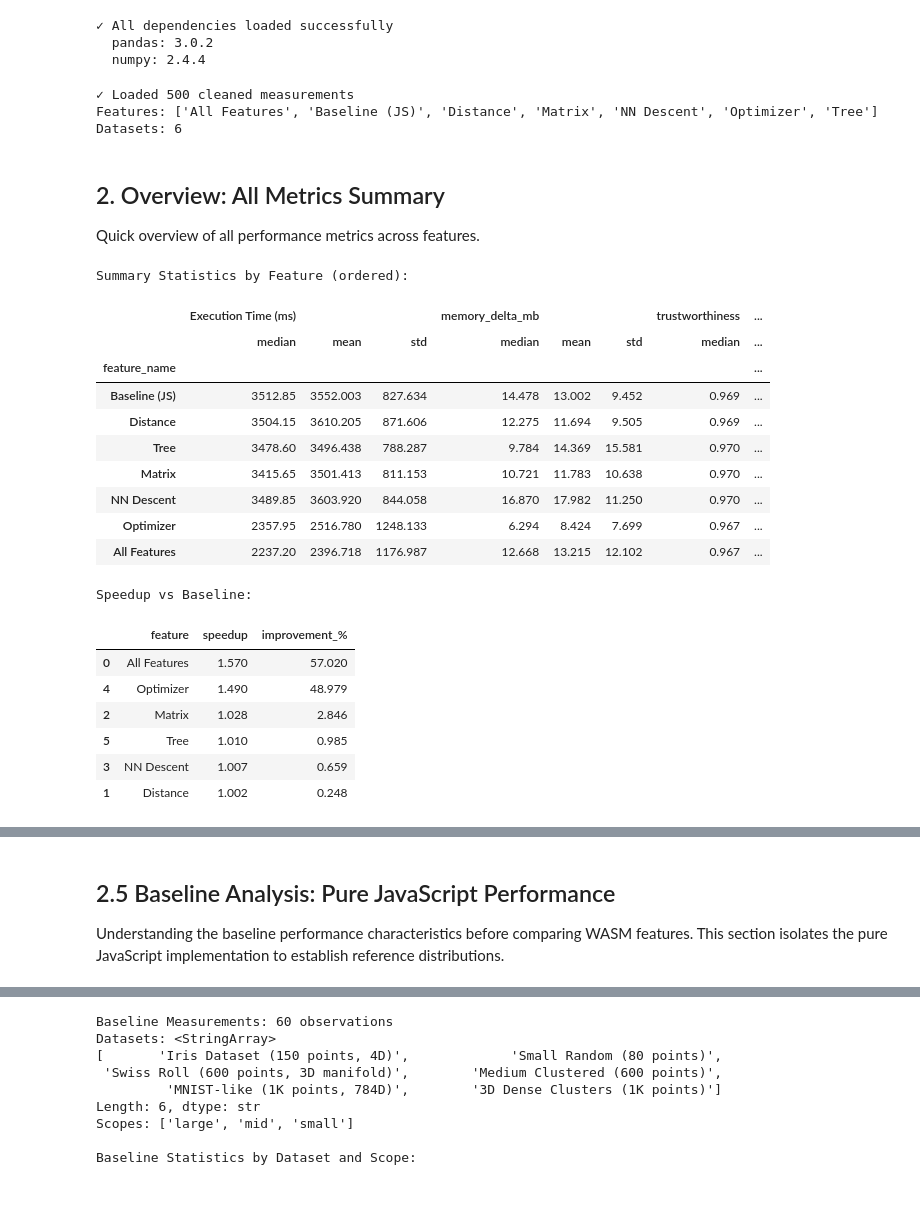
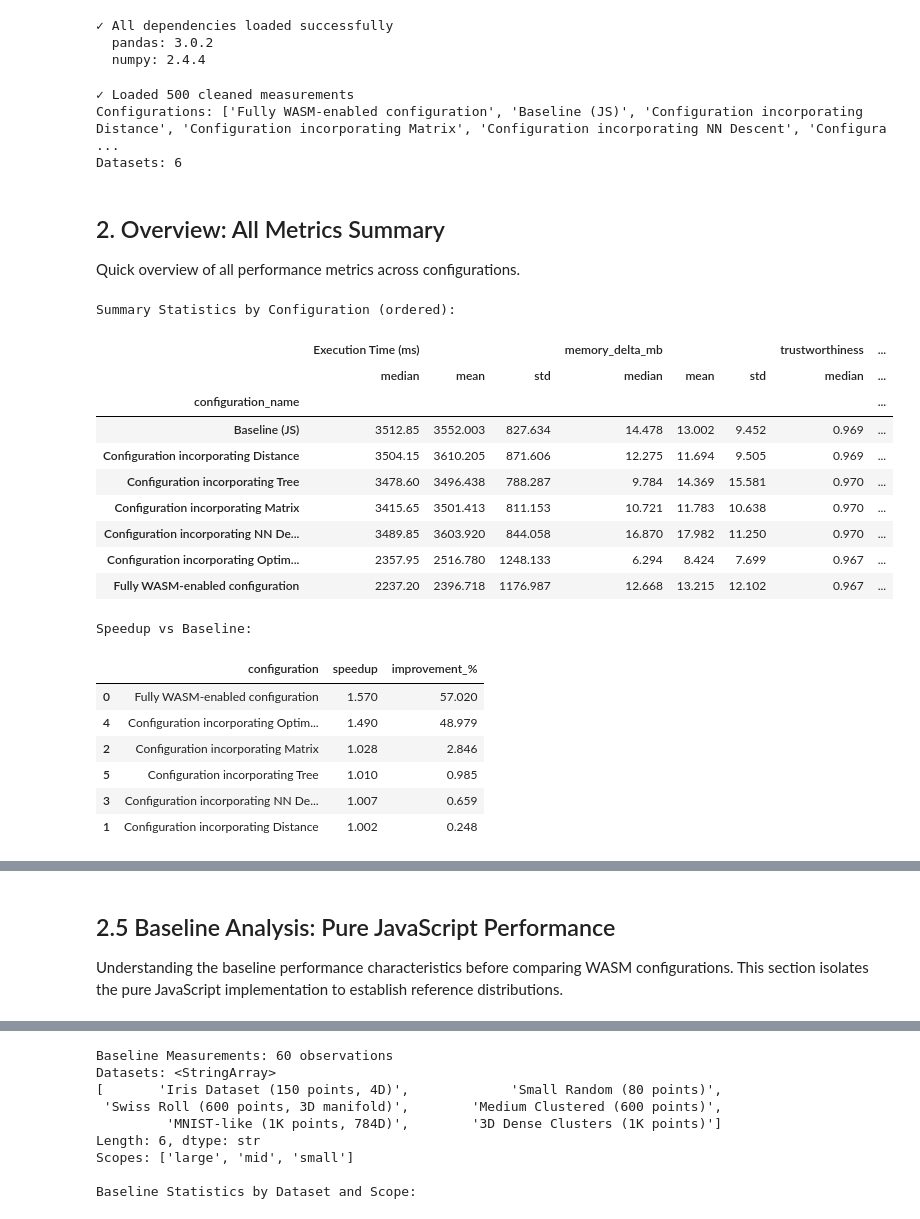
Before and after one commit to elarsaks/umap-bench, a Jupyter notebook: bench/analysis/analysis.ipynb, the cells around one changed output, grey strips where cells are left out. Drawn from its saved outputs; the diff is of its cells as text; code cells hidden in the pictures.

```diff
--- a/bench/analysis/analysis.ipynb
+++ b/bench/analysis/analysis.ipynb
@@ -104,21 +104,21 @@ if 'Scope' not in df_analysis.columns:
     else:
         df_analysis['Scope'] = 'unknown'
 
-# Define standard feature order
-feature_order = ['Baseline (JS)', 'Distance', 'Tree', 'Matrix', 'NN Descent', 'Optimizer', 'All Features']
-feature_order = [f for f in feature_order if f in df_analysis['feature_name'].unique()]
+# Define standard configuration order
+configuration_order = ['Baseline (JS)', 'Configuration incorporating Distance', 'Configuration incorporating Tree', 'Configuration incorporating Matrix', 'Configuration incorporating NN Descent', 'Configuration incorporating Optimizer', 'Fully WASM-enabled configuration']
+configuration_order = [f for f in configuration_order if f in df_analysis['configuration_name'].unique()]
 
 # Shared categorical colors for consistent figures
-feature_colors = {
+configuration_colors = {
     'Baseline (JS)': '#1f77b4',  # blue
-    'Distance': '#ff7f0e',        # orange
-    'Tree': '#2ca02c',            # green
-    'Matrix': '#d62728',          # red
-    'NN Descent': '#9467bd',      # purple
-    'Optimizer': '#8c564b',       # brown
-    'All Features': '#e377c2',    # pink
+    'Configuration incorporating Distance': '#ff7f0e',        # orange
+    'Configuration incorporating Tree': '#2ca02c',            # green
+    'Configuration incorporating Matrix': '#d62728',          # red
+    'Configuration incorporating NN Descent': '#9467bd',      # purple
+    'Configuration incorporating Optimizer': '#8c564b',       # brown
+    'Fully WASM-enabled configuration': '#e377c2',    # pink
 }
-feature_palette = {feature: feature_colors[feature] for feature in feature_order if feature in feature_colors}
+configuration_palette = {configuration: configuration_colors[configuration] for configuration in configuration_order if configuration in configuration_colors}
 
 scope_order_default = ['small', 'mid', 'large']
 scope_order = [scope for scope in scope_order_default if scope in df_analysis['Scope'].unique()]
@@ -134,64 +134,64 @@ reference_line_color = '#333333'
 
 
 print(f"✓ Loaded {len(df_analysis):,} cleaned measurements")
-print(f"Features: {sorted(df_analysis['feature_name'].unique())}")
+print(f"Configurations: {sorted(df_analysis['configuration_name'].unique())}")
 print(f"Datasets: {df_analysis['dataset_name'].nunique()}")
 # %% [output]
 ✓ Loaded 500 cleaned measurements
-Features: ['All Features', 'Baseline (JS)', 'Distance', 'Matrix', 'NN Descent', 'Optimizer', 'Tree']
+Configurations: ['Fully WASM-enabled configuration', 'Baseline (JS)', 'Configuration incorporating Distance', 'Configuration incorporating Matrix', 'Configuration incorporating NN Descent', 'Configura ...
 Datasets: 6
 # %% [markdown]
 ## 2. Overview: All Metrics Summary
 
-Quick overview of all performance metrics across features.
+Quick overview of all performance metrics across configurations.
 # %%
 # Compute summary statistics for all metrics
 baseline_label = 'Baseline (JS)'
 
-# Calculate medians for each metric by feature
-summary_stats = df_analysis.groupby('feature_name').agg({
+# Calculate medians for each metric by configuration
+summary_stats = df_analysis.groupby('configuration_name').agg({
     'execution_time_ms': ['median', 'mean', 'std'],
     'memory_delta_mb': ['median', 'mean', 'std'],
     'trustworthiness': ['median', 'mean', 'std'],
     'fps_avg': ['median', 'mean', 'std'],
     'responsiveness_ms': ['median', 'mean', 'std']
 }).round(3)
 
-print("Summary Statistics by Feature (ordered):")
-display(summary_stats.loc[feature_order].rename(columns={'execution_time_ms': 'Execution Time (ms)'}, level=0))
+print("Summary Statistics by Configuration (ordered):")
+display(summary_stats.loc[configuration_order].rename(columns={'execution_time_ms': 'Execution Time (ms)'}, level=0))
 
 # Calculate speedups
-execution_time_medians = df_analysis.groupby('feature_name')['execution_time_ms'].median()
+execution_time_medians = df_analysis.groupby('configuration_name')['execution_time_ms'].median()
 speedup_rows = []
 if baseline_label in execution_time_medians.index:
     baseline_execution_time = execution_time_medians[baseline_label]
-    for feat, rt in execution_time_medians.drop(baseline_label).items():
+    for configuration, rt in execution_time_medians.drop(baseline_label).items():
         if rt > 0:
-            speedup_rows.append({'feature': feat, 'speedup': baseline_execution_time / rt, 'improvement_%': ((baseline_execution_time / rt) - 1) * 100})
+            speedup_rows.append({'configuration': configuration, 'speedup': baseline_execution_time / rt, 'improvement_%': ((baseline_execution_time / rt) - 1) * 100})
 
 speedup_summary = pd.DataFrame(speedup_rows).sort_values('speedup', ascending=False)
 print("\nSpeedup vs Baseline:")
 display(speedup_summary.round(3))
 # %% [output]
-Summary Statistics by Feature (ordered):
+Summary Statistics by Configuration (ordered):
 |  | Execution Time (ms) |  |  | memory_delta_mb |  |  | trustworthiness | ... |
 |  | median | mean | std | median | mean | std | median | ... |
-| feature_name |  |  |  |  |  |  |  | ... |
+| configuration_name |  |  |  |  |  |  |  | ... |
 | Baseline (JS) | 3512.85 | 3552.003 | 827.634 | 14.478 | 13.002 | 9.452 | 0.969 | ... |
-| Distance | 3504.15 | 3610.205 | 871.606 | 12.275 | 11.694 | 9.505 | 0.969 | ... |
-| Tree | 3478.60 | 3496.438 | 788.287 | 9.784 | 14.369 | 15.581 | 0.970 | ... |
-| Matrix | 3415.65 | 3501.413 | 811.153 | 10.721 | 11.783 | 10.638 | 0.970 | ... |
-| NN Descent | 3489.85 | 3603.920 | 844.058 | 16.870 | 17.982 | 11.250 | 0.970 | ... |
-| Optimizer | 2357.95 | 2516.780 | 1248.133 | 6.294 | 8.424 | 7.699 | 0.967 | ... |
-| All Features | 2237.20 | 2396.718 | 1176.987 | 12.668 | 13.215 | 12.102 | 0.967 | ... |
+| Configuration incorporating Distance | 3504.15 | 3610.205 | 871.606 | 12.275 | 11.694 | 9.505 | 0.969 | ... |
+| Configuration incorporating Tree | 3478.60 | 3496.438 | 788.287 | 9.784 | 14.369 | 15.581 | 0.970 | ... |
+| Configuration incorporating Matrix | 3415.65 | 3501.413 | 811.153 | 10.721 | 11.783 | 10.638 | 0.970 | ... |
+| Configuration incorporating NN De... | 3489.85 | 3603.920 | 844.058 | 16.870 | 17.982 | 11.250 | 0.970 | ... |
+| Configuration incorporating Optim... | 2357.95 | 2516.780 | 1248.133 | 6.294 | 8.424 | 7.699 | 0.967 | ... |
+| Fully WASM-enabled configuration | 2237.20 | 2396.718 | 1176.987 | 12.668 | 13.215 | 12.102 | 0.967 | ... |
 Speedup vs Baseline:
-|  | feature | speedup | improvement_% |
-| 0 | All Features | 1.570 | 57.020 |
-| 4 | Optimizer | 1.490 | 48.979 |
-| 2 | Matrix | 1.028 | 2.846 |
-| 5 | Tree | 1.010 | 0.985 |
-| 3 | NN Descent | 1.007 | 0.659 |
-| 1 | Distance | 1.002 | 0.248 |
+|  | configuration | speedup | improvement_% |
+| 0 | Fully WASM-enabled configuration | 1.570 | 57.020 |
+| 4 | Configuration incorporating Optim... | 1.490 | 48.979 |
+| 2 | Configuration incorporating Matrix | 1.028 | 2.846 |
+| 5 | Configuration incorporating Tree | 1.010 | 0.985 |
+| 3 | Configuration incorporating NN De... | 1.007 | 0.659 |
+| 1 | Configuration incorporating Distance | 1.002 | 0.248 |
 # %%
 # Overview visualization: 4-panel metric comparison
 fig, axes = plt.subplots(2, 2, figsize=(14, 10))
@@ -243,7 +243,7 @@ plt.show()
 # %% [markdown]
 ## 2.5 Baseline Analysis: Pure JavaScript Performance
 
-Understanding the baseline performance characteristics before comparing WASM features.
+Understanding the baseline performance characteristics before comparing WASM configurations.
 This section isolates the pure JavaScript implementation to establish reference distributions.
 # %% [markdown]
 ### Baseline Takeaways
```
Also changed, not shown: parts of 54 cells of this notebook, 32 other files.
